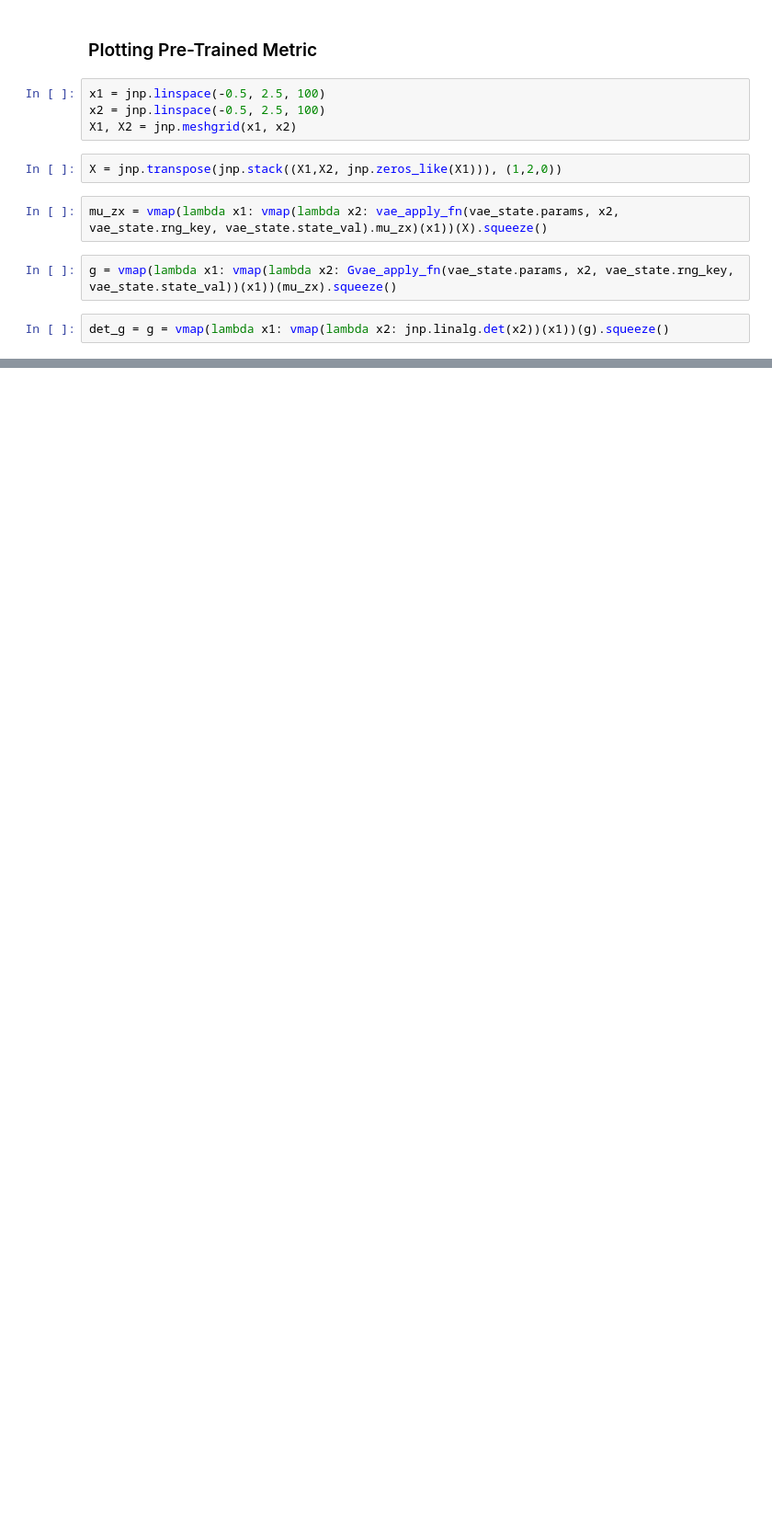
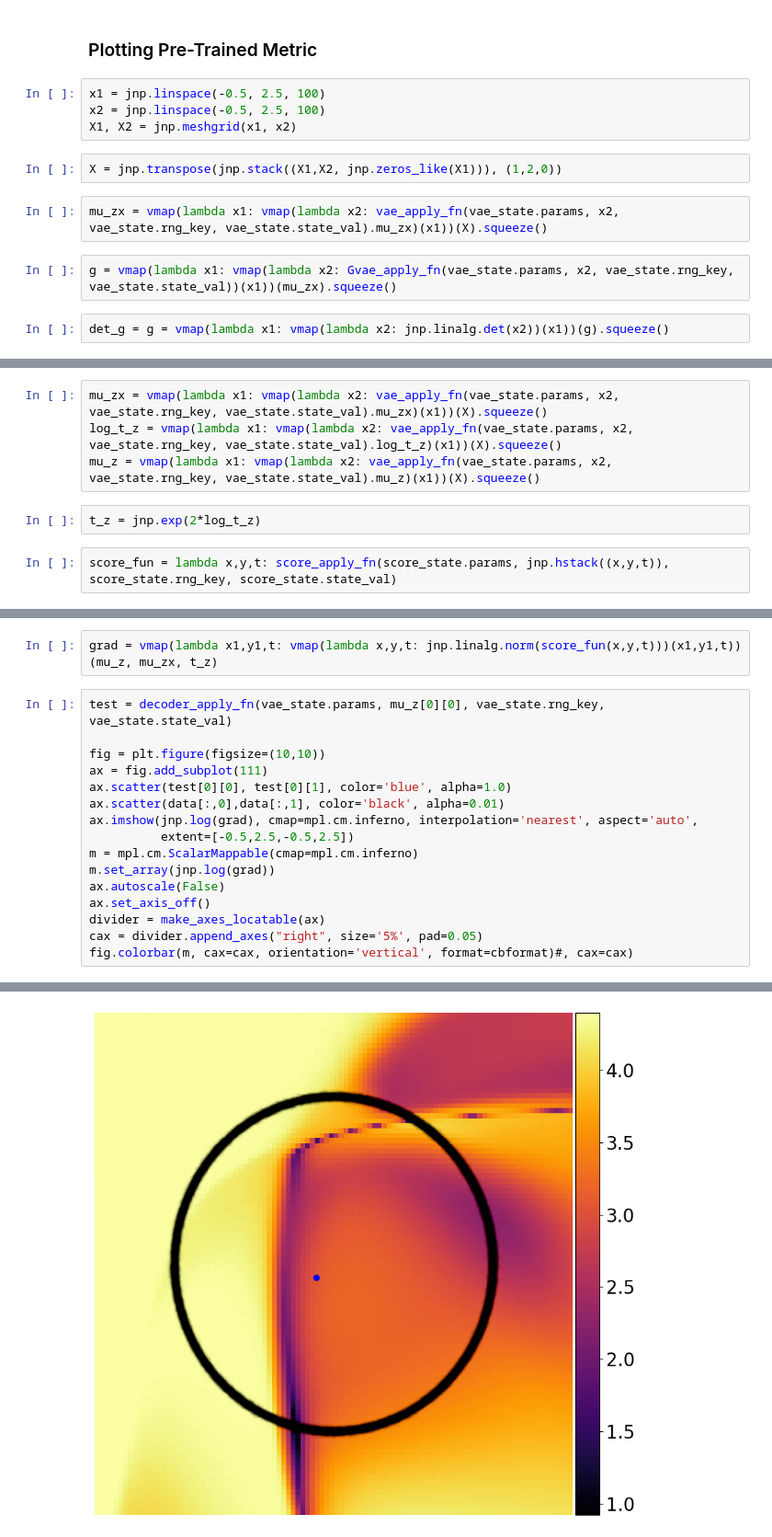
Before and after one commit to FrederikMR/score_diffusion_mean, a Jupyter notebook: vaebm.ipynb, the cells around one changed output, grey strips where cells are left out. Shown at 92% size. Drawn from its saved outputs; the diff is of its cells as text; blank space fills up the shorter version.

```diff
--- a/vaebm.ipynb
+++ b/vaebm.ipynb
@@ -199,0 +221,8 @@ fig.colorbar(m, cax=cax, orientation='vertical', format=cbformat)#, cax=cax)
+# %%
+mu_zx = vmap(lambda x1: vmap(lambda x2: vae_apply_fn(vae_state.params, x2, vae_state.rng_key, vae_state.state_val).mu_zx)(x1))(X).squeeze()
+log_t_z = vmap(lambda x1: vmap(lambda x2: vae_apply_fn(vae_state.params, x2, vae_state.rng_key, vae_state.state_val).log_t_z)(x1))(X).squeeze()
+mu_z = vmap(lambda x1: vmap(lambda x2: vae_apply_fn(vae_state.params, x2, vae_state.rng_key, vae_state.state_val).mu_z)(x1))(X).squeeze()
+# %%
+t_z = jnp.exp(2*log_t_z)
+# %%
+score_fun = lambda x,y,t: score_apply_fn(score_state.params, jnp.hstack((x,y,t)), score_state.rng_key, score_state.state_val)
@@ -199,0 +249,19 @@ fig.colorbar(m, cax=cax, orientation='vertical', format=cbformat)#, cax=cax)
+# %%
+grad = vmap(lambda x1,y1,t: vmap(lambda x,y,t: jnp.linalg.norm(score_fun(x,y,t)))(x1,y1,t))(mu_z, mu_zx, t_z)
+# %%
+test = decoder_apply_fn(vae_state.params, mu_z[0][0], vae_state.rng_key, vae_state.state_val)
+
+fig = plt.figure(figsize=(10,10))
+ax = fig.add_subplot(111)
+ax.scatter(test[0][0], test[0][1], color='blue', alpha=1.0)
+ax.scatter(data[:,0],data[:,1], color='black', alpha=0.01)
+ax.imshow(jnp.log(grad), cmap=mpl.cm.inferno, interpolation='nearest', aspect='auto',
+          extent=[-0.5,2.5,-0.5,2.5])
+m = mpl.cm.ScalarMappable(cmap=mpl.cm.inferno)
+m.set_array(jnp.log(grad))
+ax.autoscale(False)
+ax.set_axis_off()
+divider = make_axes_locatable(ax)
+cax = divider.append_axes("right", size='5%', pad=0.05)
+fig.colorbar(m, cax=cax, orientation='vertical', format=cbformat)#, cax=cax)
+# %% [output]
@@ -199,0 +269 @@ fig.colorbar(m, cax=cax, orientation='vertical', format=cbformat)#, cax=cax)
+[figure, added]
```
Also changed, not shown: parts of 19 cells of this notebook, 5 other files.
